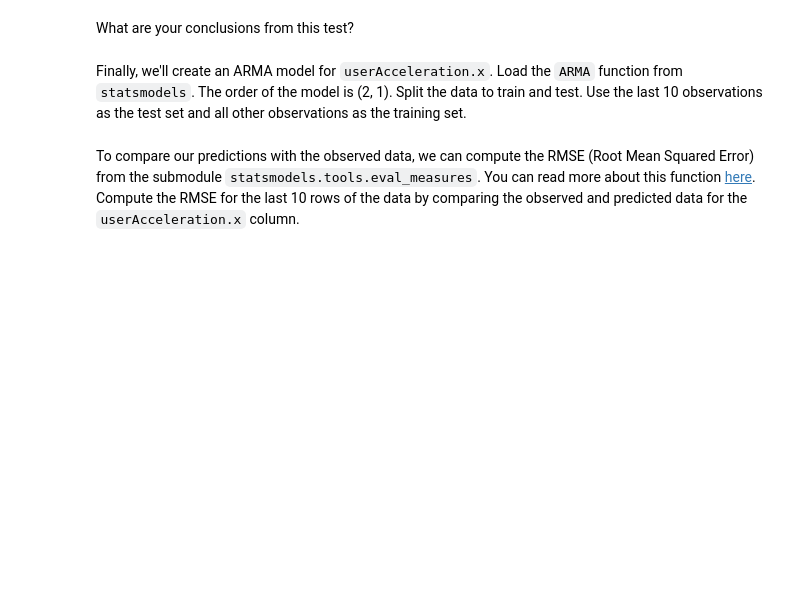
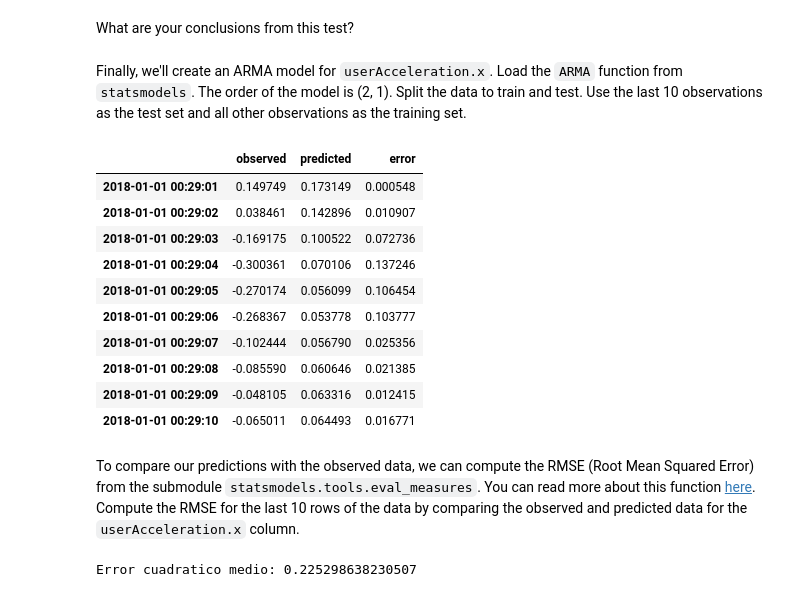
Before and after one commit to ironhack-datalabs/datamad0419, a Jupyter notebook: module-2/lab-time-series/your-code/main.ipynb, the cells around one changed output. Drawn from its saved outputs; the diff is of its cells as text; code cells hidden in the pictures; blank space fills up the shorter version.

```diff
--- a/module-2/lab-time-series/your-code/main.ipynb
+++ b/module-2/lab-time-series/your-code/main.ipynb
@@ -142,2 +150,29 @@ Finally, we'll create an ARMA model for `userAcceleration.x`. Load the `ARMA` fu
+# %%
+# Your code here:
+from statsmodels.tsa.arima_model import ARMA
+
+train, test=sensor['userAcceleration.x'][:-10], sensor['userAcceleration.x'][-10:]
+arma= ARMA(train, order=(2, 1)).fit(disp=False)
+predict= arma.predict(start=test.index[0], end=test.index[-1])
+# %%
+# Your code here:
+compare= pd.DataFrame(test)
+compare.columns= ['observed']
+compare['predicted']= predict
+error_mtr=(compare.observed-compare.predicted)*(compare.observed-compare.predicted)
+compare['error']= error_mtr
+display(compare)
+# %% [output]
+|  | observed | predicted | error |
+| 2018-01-01 00:29:01 | 0.149749 | 0.173149 | 0.000548 |
+| 2018-01-01 00:29:02 | 0.038461 | 0.142896 | 0.010907 |
+| 2018-01-01 00:29:03 | -0.169175 | 0.100522 | 0.072736 |
+| 2018-01-01 00:29:04 | -0.300361 | 0.070106 | 0.137246 |
+| 2018-01-01 00:29:05 | -0.270174 | 0.056099 | 0.106454 |
+| 2018-01-01 00:29:06 | -0.268367 | 0.053778 | 0.103777 |
+| 2018-01-01 00:29:07 | -0.102444 | 0.056790 | 0.025356 |
+| 2018-01-01 00:29:08 | -0.085590 | 0.060646 | 0.021385 |
+| 2018-01-01 00:29:09 | -0.048105 | 0.063316 | 0.012415 |
+| 2018-01-01 00:29:10 | -0.065011 | 0.064493 | 0.016771 |
 # %% [markdown]
 To compare our predictions with the observed data, we can compute the RMSE (Root Mean Squared Error) from the submodule `statsmodels.tools.eval_measures`. You can read more about this function [here](https://www.statsmodels.org/dev/generated/statsmodels.tools.eval_measures.rmse.html). Compute the RMSE for the last 10 rows of the data by comparing the observed and predicted data for the `userAcceleration.x` column.
@@ -145,0 +179,7 @@ To compare our predictions with the observed data, we can compute the RMSE (Root
+# %%
+import statsmodels.tools.eval_measures as ste
+
+rmseTest = ste.rmse(compare.observed, compare.predicted, axis=0)
+print ('Error cuadratico medio: {}'.format(rmseTest))    # error cuadratico medio
+# %% [output]
+Error cuadratico medio: 0.225298638230507
```
Also changed, not shown: parts of 15 cells of this notebook.
